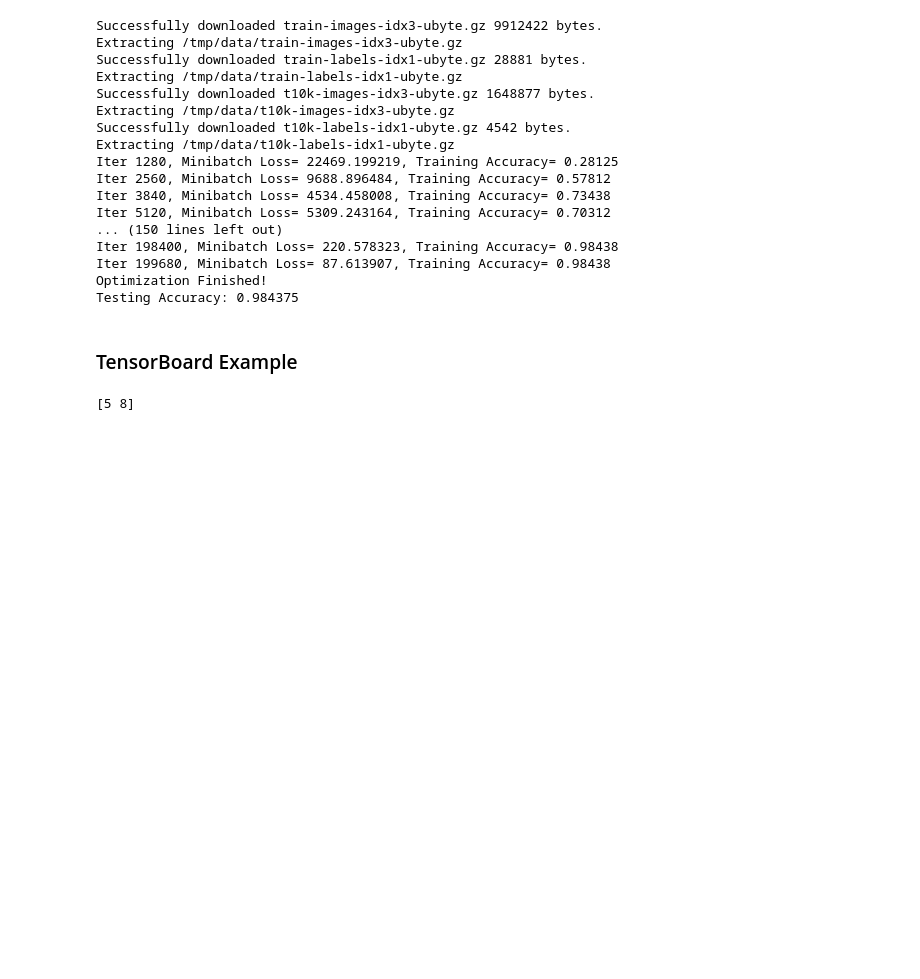
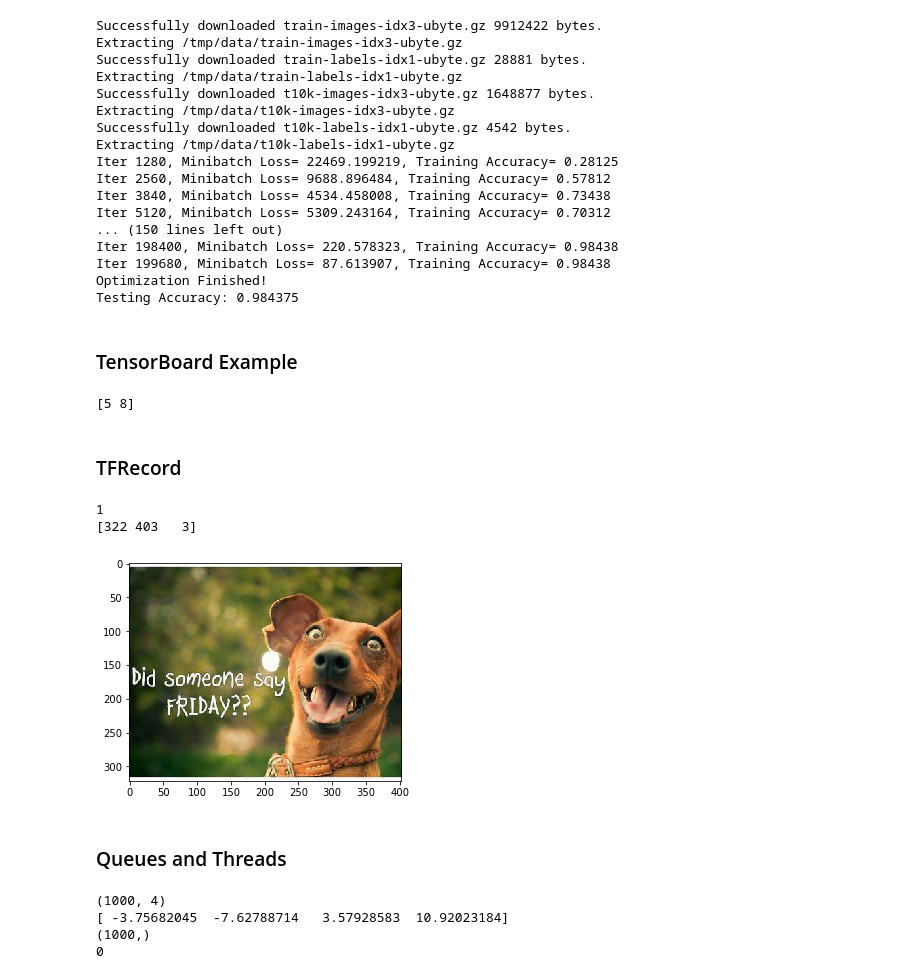
Before and after one commit to navacron/deeplearning, a Jupyter notebook: tensorflow/tutorial.ipynb, the cells around one changed output. Saved outputs shown, nothing was run; the diff lists cells and outputs as text; code cells hidden in the pictures; blank space fills up the shorter version.

Commit message:
added queue, summary, tfrecord examples

```diff
--- a/tensorflow/tutorial.ipynb
+++ b/tensorflow/tutorial.ipynb
@@ -493,3 +493,5 @@ with tf.Session() as sess:
 writer.close()
 # %% [output]
 [5 8]
+# %% [markdown]
+### TFRecord
@@ -495,0 +546,66 @@ writer.close()
+# %%
+# write tfrecord
+label = 1
+image_file = IMAGE_PATH + 'friday.jpg'
+tfrecord_file = IMAGE_PATH + 'friday.tfrecord'
+write_tfrecord(label, image_file, tfrecord_file)
+# %%
+def read_from_tfrecord(filenames):
+    tfrecord_file_queue = tf.train.string_input_producer(filenames, name='queue')
+    reader = tf.TFRecordReader()
+    _, tfrecord_serialized = reader.read(tfrecord_file_queue)
+
+    # label and image are stored as bytes but could be stored as
+    # int64 or float64 values in a serialized tf.Example protobuf.
+    tfrecord_features = tf.parse_single_example(tfrecord_serialized,
+                        features={
+                            'label': tf.FixedLenFeature([], tf.int64),
+                            'shape': tf.FixedLenFeature([], tf.string),
+                            'image': tf.FixedLenFeature([], tf.string),
+                        }, name='features')
+    # image was saved as uint8, so we have to decode as uint8.
+    image = tf.decode_raw(tfrecord_features['image'], tf.uint8)
+    shape = tf.decode_raw(tfrecord_features['shape'], tf.int32)
+    # the image tensor is flattened out, so we have to reconstruct the shape
+    image = tf.reshape(image, shape)
+    label = tfrecord_features['label']
+    return label, shape, image
+
+def read_tfrecord(tfrecord_file):
+    label, shape, image = read_from_tfrecord([tfrecord_file])
+
+    with tf.Session() as sess:
+        coord = tf.train.Coordinator()
+        threads = tf.train.start_queue_runners(coord=coord)
+        label, image, shape = sess.run([label, image, shape])
+        coord.request_stop()
+        coord.join(threads)
+    print(label)
+    print(shape)
+    plt.imshow(image)
+    plt.show()
+# %%
+read_tfrecord(tfrecord_file)
+# %% [output]
+1
+[322 403   3]
+[figure, added]
+# %% [markdown]
+### Queues and Threads
+# %%
+#Example from https://github.com/chiphuyen/tf-stanford-tutorials/blob/master/examples/09_queue_example.py
+N_SAMPLES = 1000
+NUM_THREADS = 4
+
+data = 10 * np.random.randn(N_SAMPLES, 4) + 1
+print (data.shape)
+print (data[0])
+# create 1000 random labels of 0 and 1
+target = np.random.randint(0, 2, size=N_SAMPLES)
+print (target.shape)
+print (target[0])
+# %% [output]
+(1000, 4)
+[ -3.75682045  -7.62788714   3.57928583  10.92023184]
+(1000,)
+0
```
Also changed, not shown: parts of 11 cells of this notebook.
